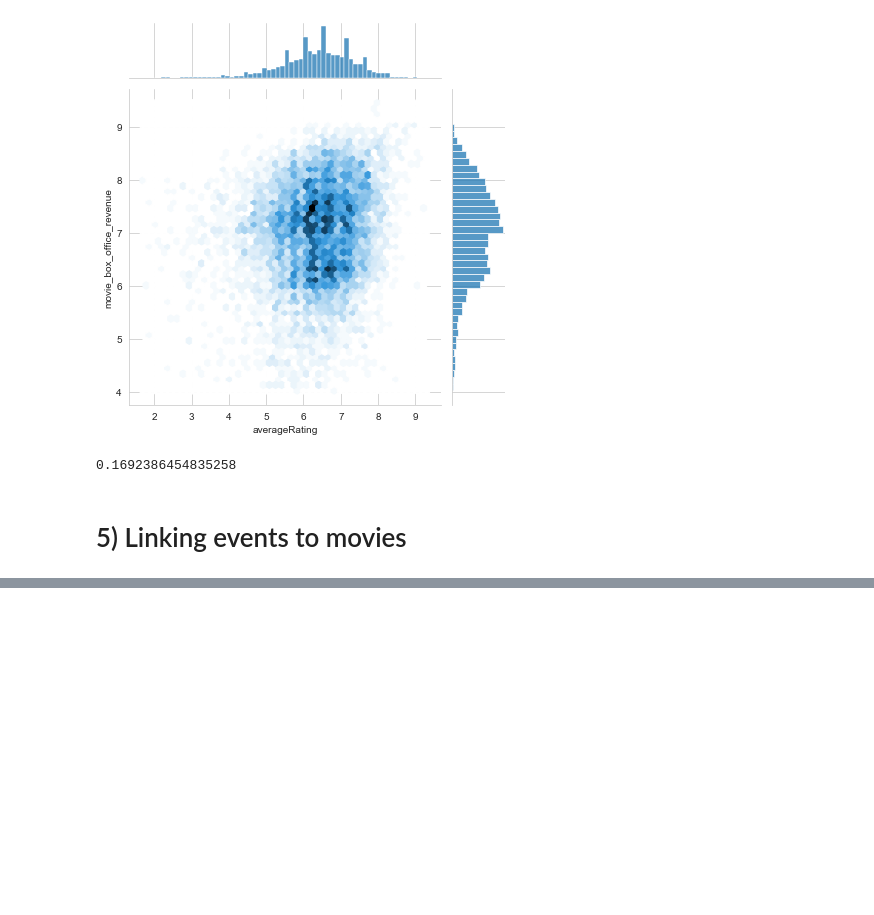
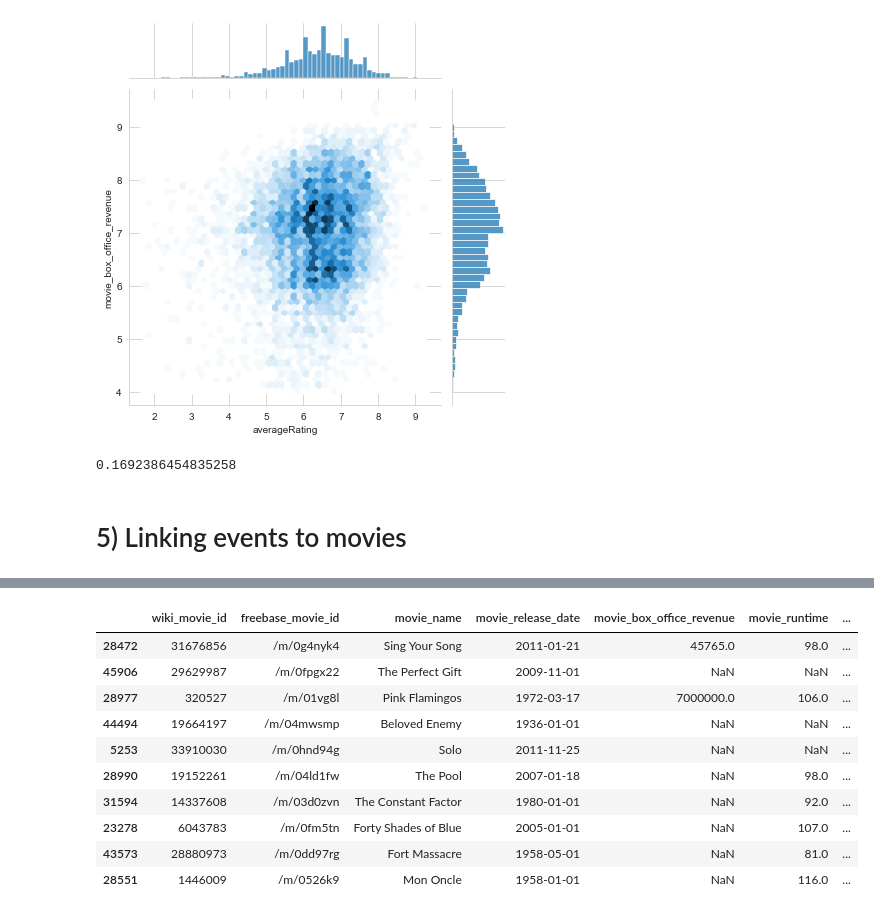
Before and after one commit to epfl-ada/ada-2023-project-adhd2023, a Jupyter notebook: milestone2.ipynb, the cells around one changed output, grey strips where cells are left out. Saved outputs shown, nothing was run; the diff lists cells and outputs as text; code cells hidden in the pictures; blank space fills up the shorter version.

```diff
--- a/milestone2.ipynb
+++ b/milestone2.ipynb
@@ -573,0 +571,14 @@ df_roles.sample(10)
+# %%
+movies_ratings.sample(10)
+# %% [output]
+|  | wiki_movie_id | freebase_movie_id | movie_name | movie_release_date | movie_box_office_revenue | movie_runtime | ... |
+| 28472 | 31676856 | /m/0g4nyk4 | Sing Your Song | 2011-01-21 | 45765.0 | 98.0 | ... |
+| 45906 | 29629987 | /m/0fpgx22 | The Perfect Gift | 2009-11-01 | NaN | NaN | ... |
+| 28977 | 320527 | /m/01vg8l | Pink Flamingos | 1972-03-17 | 7000000.0 | 106.0 | ... |
+| 44494 | 19664197 | /m/04mwsmp | Beloved Enemy | 1936-01-01 | NaN | NaN | ... |
+| 5253 | 33910030 | /m/0hnd94g | Solo | 2011-11-25 | NaN | NaN | ... |
+| 28990 | 19152261 | /m/04ld1fw | The Pool | 2007-01-18 | NaN | 98.0 | ... |
+| 31594 | 14337608 | /m/03d0zvn | The Constant Factor | 1980-01-01 | NaN | 92.0 | ... |
+| 23278 | 6043783 | /m/0fm5tn | Forty Shades of Blue | 2005-01-01 | NaN | 107.0 | ... |
+| 43573 | 28880973 | /m/0dd97rg | Fort Massacre | 1958-05-01 | NaN | 81.0 | ... |
+| 28551 | 1446009 | /m/0526k9 | Mon Oncle | 1958-01-01 | NaN | 116.0 | ... |
```
Also changed, not shown: parts of 16 cells of this notebook.
